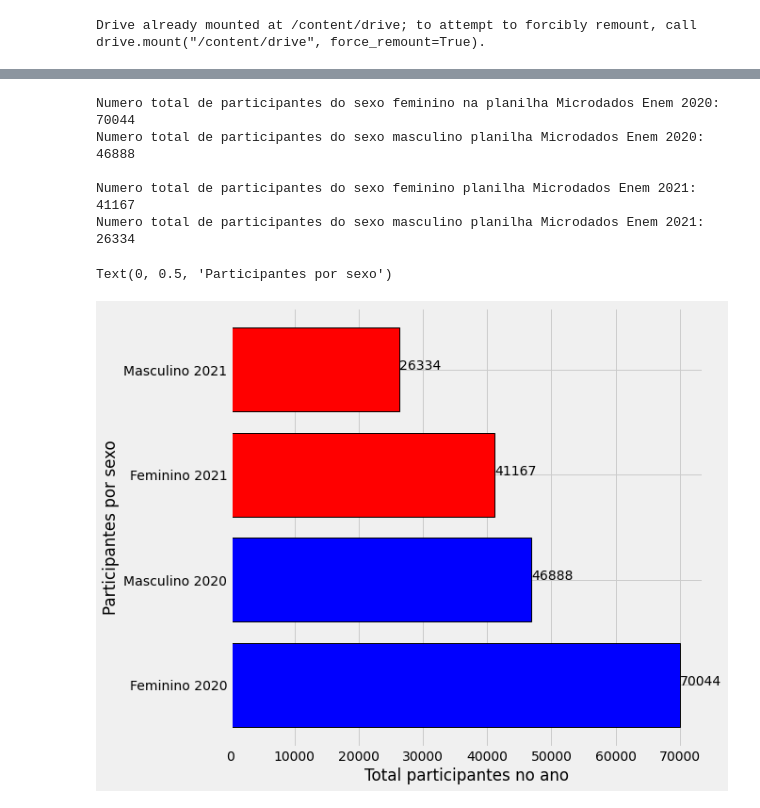
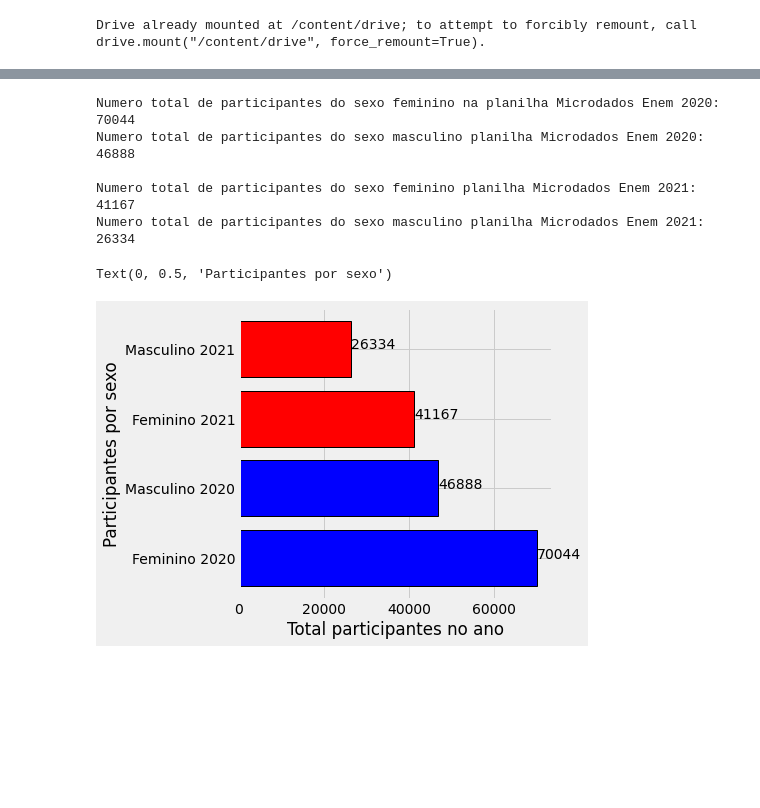
Before and after one commit to kingofrats04/Projeto_IA_DadosEnem, a Jupyter notebook: Graficos_IA.ipynb, the cells around one changed output, grey strips where cells are left out. Saved outputs shown, nothing was run; the diff lists cells and outputs as text; code cells hidden in the pictures; blank space fills up the shorter version.

```diff
--- a/Graficos_IA.ipynb
+++ b/Graficos_IA.ipynb
@@ -20,22 +20,22 @@ planilha2021 = pd.read_csv("./drive/MyDrive/trabalho_ia/data/MICRODADOS_ENEM_202
 print('Numero total de participantes na planilha Microdados Enem 2020:', planilha2020.NU_PARTICIPANTES.max())
 print('Numero total de participantes na planilha Microdados Enem 2021:', planilha2021.NU_PARTICIPANTES.max(), '\n')
 
-num1 = planilha2020.NU_PARTICIPANTES.max()
-num2 = planilha2021.NU_PARTICIPANTES.max()
+NU_PARTICIPANTES_2020 = planilha2020.NU_PARTICIPANTES.max()
+NU_PARTICIPANTES_2021 = planilha2021.NU_PARTICIPANTES.max()
 
 # Printando grafico de barras horizontal
 x = ['Planilha 2020', 'Planilha 2021']
 y = [116932, 67501]
 
-totalAlunos = num1, num2
+total_NU_PARTICIPANTES_2020_2021 = NU_PARTICIPANTES_2020, NU_PARTICIPANTES_2021
 plt.style.use('fivethirtyeight')
 
 for index, value in enumerate(y):
   plt.text(value, index,str(value))
 
-plt.rcParams['figure.figsize'] = [8, 8]
+plt.rcParams['figure.figsize'] = [5, 5]
 
-plt.barh(x, totalAlunos, align='center', color=['blue', 'red'], edgecolor='black', linewidth="1")
+plt.barh(x, total_NU_PARTICIPANTES_2020_2021, align='center', color=['blue', 'red'], edgecolor='black', linewidth="1")
 plt.xlabel("Total alunos por ano")
 plt.ylabel("Planilhas")
 # %% [output]
@@ -58,40 +58,40 @@ AxesSubplot(0.08,0.07;0.87x0.81)
 #display(planilha2020.loc[(planilha2020['TP_SEXO']=='M')])
 #display(planilha2021.loc[(planilha2021['TP_SEXO']=='F')])
 #display(planilha2021.loc[(planilha2021['TP_SEXO']=='M')])
 
 # Printar total de participantes por sexo
 print('Numero total de participantes do sexo feminino na planilha Microdados Enem 2020: 70044')
 print('Numero total de participantes do sexo masculino planilha Microdados Enem 2020: 46888\n')
 print('Numero total de participantes do sexo feminino planilha Microdados Enem 2021: 41167')
 print('Numero total de participantes do sexo masculino planilha Microdados Enem 2021: 26334\n')
 
-numF2020 = 70044
-numM2020 = 46888
+TP_SEXO_F_2020 = 70044
+TP_SEXO_M_2020 = 46888
 
-numF2021 = 41167
-numM2021 = 26334
+TP_SEXO_F_2021 = 41167
+TP_SEXO_M_2021 = 26334
 
 # Printando grafico de barras horizontal
 x = ['Feminino 2020', 'Masculino 2020', 'Feminino 2021', 'Masculino 2021']
 y = [70044, 46888, 41167, 26334]
 
-totalGeral = numF2020, numM2020, numF2021, numM2021
+total_TP_SEXO_FM_2020_2021 = TP_SEXO_F_2020, TP_SEXO_M_2020, TP_SEXO_F_2021, TP_SEXO_M_2021
 plt.style.use('fivethirtyeight')
 
 for index, value in enumerate(y):
   plt.text(value, index,str(value))
 
-plt.barh(x, totalGeral, align='center', color=['blue', 'blue', 'red', 'red'], edgecolor='black', linewidth="1")
+plt.barh(x, total_TP_SEXO_FM_2020_2021, align='center', color=['blue', 'blue', 'red', 'red'], edgecolor='black', linewidth="1")
 plt.xlabel("Total participantes no ano")
 plt.ylabel("Participantes por sexo")
 # %% [output]
 Numero total de participantes do sexo feminino na planilha Microdados Enem 2020: 70044
 Numero total de participantes do sexo masculino planilha Microdados Enem 2020: 46888
 
 Numero total de participantes do sexo feminino planilha Microdados Enem 2021: 41167
 Numero total de participantes do sexo masculino planilha Microdados Enem 2021: 26334
 Text(0, 0.5, 'Participantes por sexo')
-[figure, old version]
+[figure, new version]
 # %%
 # Histograma projetando a quatidade de participantes por sexo nos dos dois anos
 print(planilha2020.TP_SEXO.hist())
```
Also changed, not shown: parts of 17 cells of this notebook.
